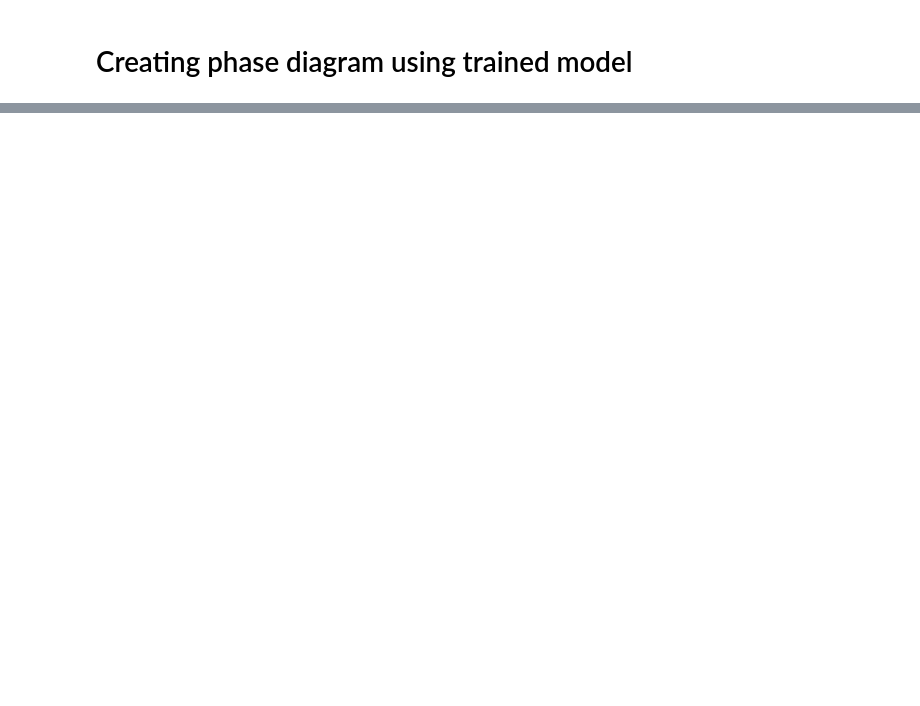
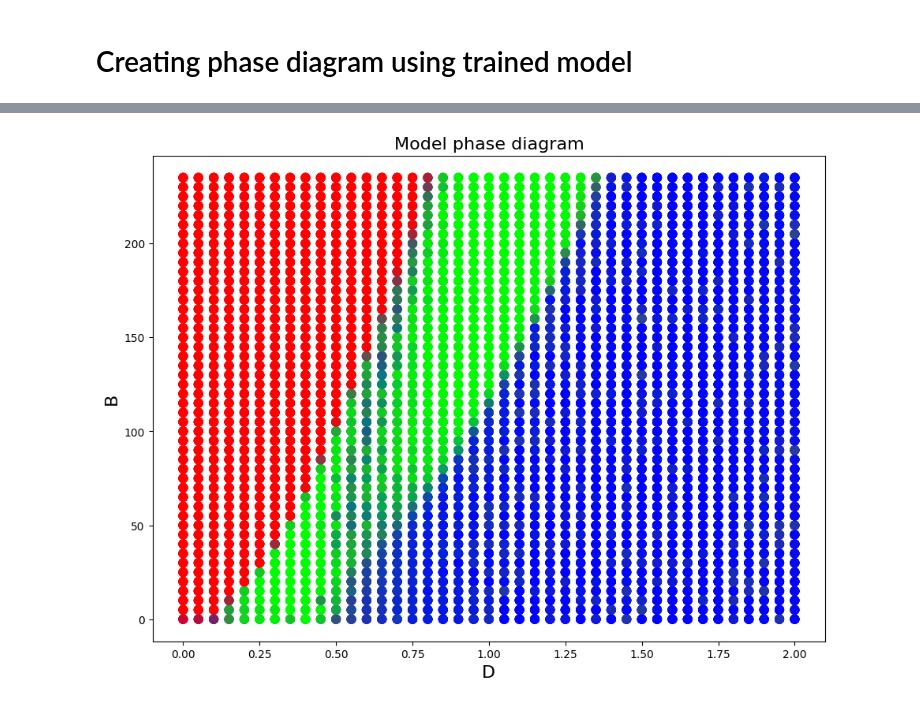
Before and after one commit to rendeka/diploma_thesis, a Jupyter notebook: phase_diagram_reconstruction.ipynb, the cells around one changed output, grey strips where cells are left out. Cells and saved outputs as stored; diff of their text form; code cells hidden in the pictures; blank space fills up the shorter version.

```diff
--- a/phase_diagram_reconstruction.ipynb
+++ b/phase_diagram_reconstruction.ipynb
@@ -26,4 +23,0 @@ config={'module': 'models', 'class_name': 'Model5', 'config': {'name': 'model5_1
-# %%
-from models import Model5  # Ensure this is correctly pointing to your custom model
-
-model = keras.models.load_model(Path("saved_models") / "skyrmion-2025-02-02_002639-a=relu,a=None,b=16,d=0,d=None,d=56,d=0.0,e=1,l=0.0,l=0.1,l=0.001,l=None,m=model5,o=SGD,s=True,s=42,s=0.0,t=1,w=0.keras", custom_objects={"Model5": Model5})
@@ -49,3 +25,0 @@ data.shape
-# %%
-import numpy as np
-dataset=np.load("data/train/skyrmion_dataset.npz")
@@ -100,2 +25,0 @@ args = parser.parse_args([] if "__file__" not in globals() else None)
-# %%
-model = Model5(args)
@@ -133,0 +26,10 @@ vars(args)
+# %%
+
+data_tensor = torch.Tensor(dataset["data"])
+
+predictions = model.predict(data_tensor)
+
+prediction_dataset = {
+    "data": predictions,
+    "values": dataset["values"]
+}
@@ -133,0 +39,18 @@ vars(args)
+# %%
+fig, ax = plt.subplots(figsize=(11,8))
+
+r = prediction_dataset["data"][:, 0]
+b = prediction_dataset["data"][:, 1]
+g = prediction_dataset["data"][:, 2]
+
+colors = np.stack([r, b, g], axis=1)
+
+ax.scatter(*prediction_dataset["values"].T, c=(colors), marker="o", s=60)
+
+ax.set_title("Model phase diagram", size=16)
+ax.set_xlabel("D", size=16)
+ax.set_ylabel("B", size=16)
+
+plt.show()
+# %% [output]
+[figure, added]
```
Also changed, not shown: parts of 14 cells of this notebook, 8 other files.
